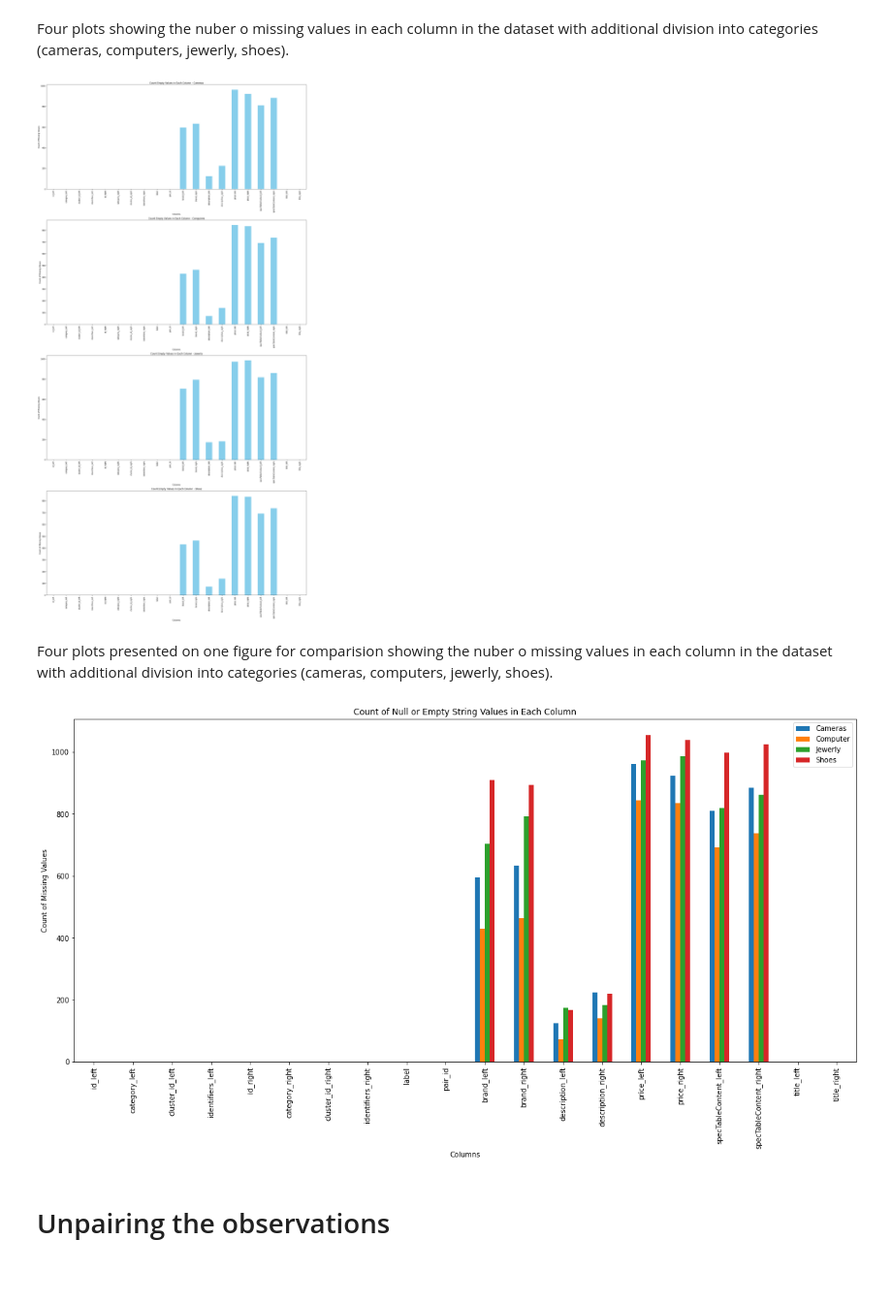
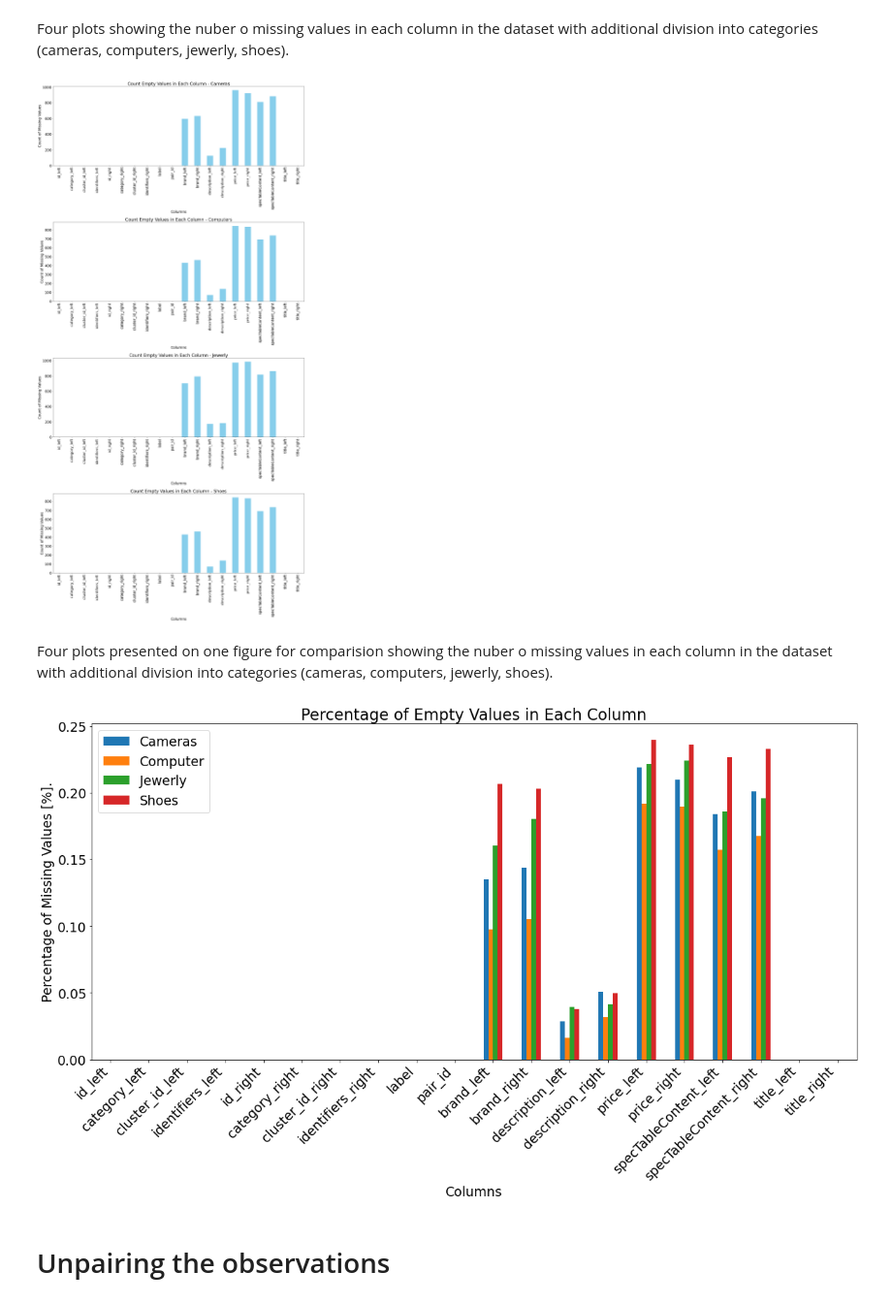
Before and after one commit to grant-TraDA/NLP-2023W, a Jupyter notebook: 4. E-commerce products/P1_PoC/EDA/EDA_english.ipynb, the cells around one changed output. Shown at 97% size. Cells and saved outputs as stored; diff of their text form; code cells hidden in the pictures; blank space fills up the shorter version.

```diff
--- a/4. E-commerce products/P1_PoC/EDA/EDA_english.ipynb
+++ b/4. E-commerce products/P1_PoC/EDA/EDA_english.ipynb
@@ -6,7 +6,7 @@
 import pandas as pd
 import json
 
-file_path = r'C:\Users\Kinga\Desktop\iiad_magisterskie\2_sem\NLP\all_gs.json'
+file_path = 'wdc_golden_standard.json'
 data_list = []
 with open(file_path, 'r', encoding="utf8") as file:
     for line in file:
@@ -32,9 +32,9 @@ A simple plot providing infomation about observation coount in each category and
 plot_df = df[['category_left', 'label']]
 # %%
 import matplotlib.pyplot as plt
-
+plt.rcParams.update({'font.size': 19})
 grouped_data = plot_df.groupby(['category_left', 'label']).size().unstack(fill_value=0)
-fig, ax = plt.subplots(figsize=(12, 12))
+fig, ax = plt.subplots(figsize=(18, 15))
 
 grouped_data.plot(kind='bar', stacked=False, ax=ax, color=['skyblue', 'salmon'])
 
@@ -104,21 +104,23 @@ axes[3].set_ylabel('Count of Missing Values')
 plt.tight_layout()
 plt.show()
 # %% [output]
-[figure, old version]
+[figure, new version]
 # %% [markdown]
 Four plots presented on one figure for comparision showing the nuber o missing values in each column in the dataset with additional division into categories (cameras, computers, jewerly, shoes).
 # %%
 missing_values_counts_combined = pd.concat([missing_values_count_df1, missing_values_count_df2, missing_values_count_df3, missing_values_count_df4], axis=1, keys=['Cameras', 'Computer', 'Jewerly', 'Shoes'])
+
+missing_values_counts_combined = missing_values_counts_combined.div(len(df))
 
 fig, ax = plt.subplots(figsize=(20, 9))
 missing_values_counts_combined.plot(kind='bar', ax=ax)
 plt.xlabel('Columns')
 plt.xticks(rotation=45, ha='right')
-plt.ylabel('Count of Missing Values')
-plt.title('Count of EmptyValues in Each Column')
+plt.ylabel('Percentage of Missing Values [%].')
+plt.title('Percentage of Empty Values in Each Column')
 plt.show()
 # %% [output]
-[figure, old version]
+[figure, new version]
 # %% [markdown]
 # Unpairing the observations
 # %% [markdown]
```
Also changed, not shown: parts of 19 cells of this notebook, 8 other files.
